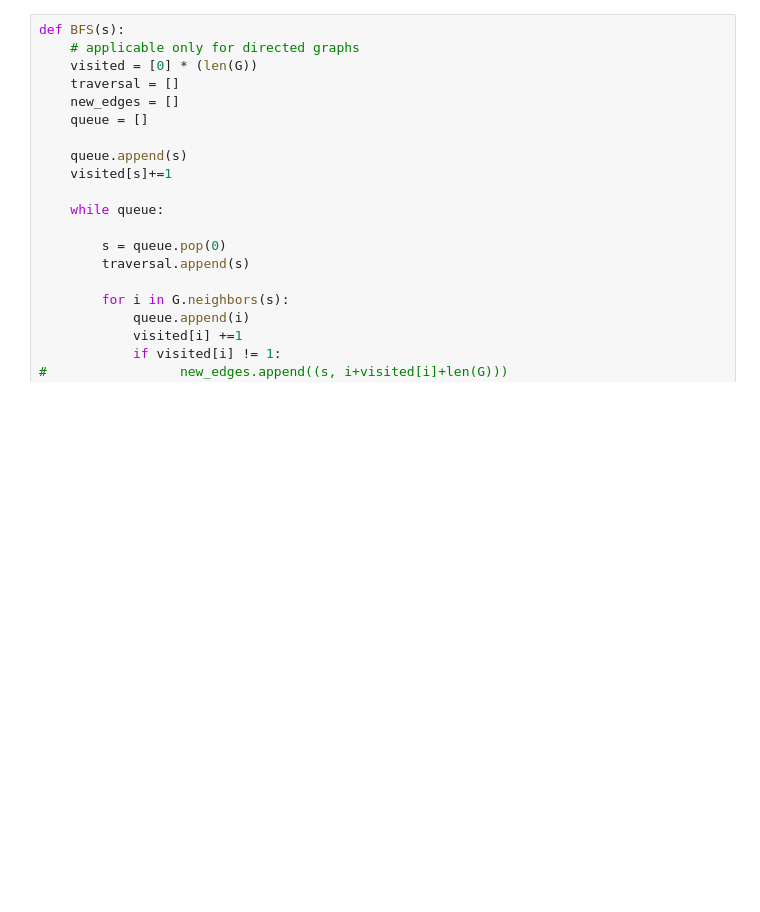
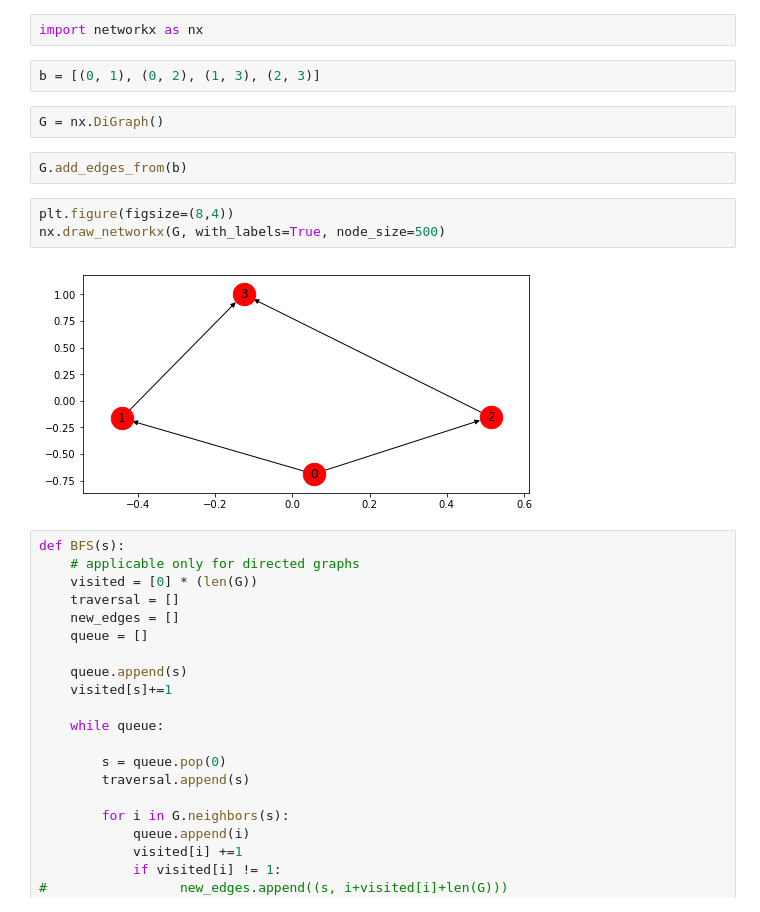
Before and after one commit to tharangni/LSHTC-2019, a Jupyter notebook: starspace/exps.ipynb, the cells around one changed output. Saved outputs shown, nothing was run; the diff lists cells and outputs as text; blank space fills up the shorter version.

```diff
--- a/starspace/exps.ipynb
+++ b/starspace/exps.ipynb
@@ -12,3 +217,16 @@ import matplotlib.pyplot as plt
+# %%
+import networkx as nx
+# %%
+b = [(0, 1), (0, 2), (1, 3), (2, 3)]
+# %%
+G = nx.DiGraph()
+# %%
+G.add_edges_from(b)
+# %%
+plt.figure(figsize=(8,4))
+nx.draw_networkx(G, with_labels=True, node_size=500)
+# %% [output]
+[figure, added]
 # %%
 def BFS(s):
     # applicable only for directed graphs
```
Also changed, not shown: parts of 20 cells of this notebook, 2 other files.
